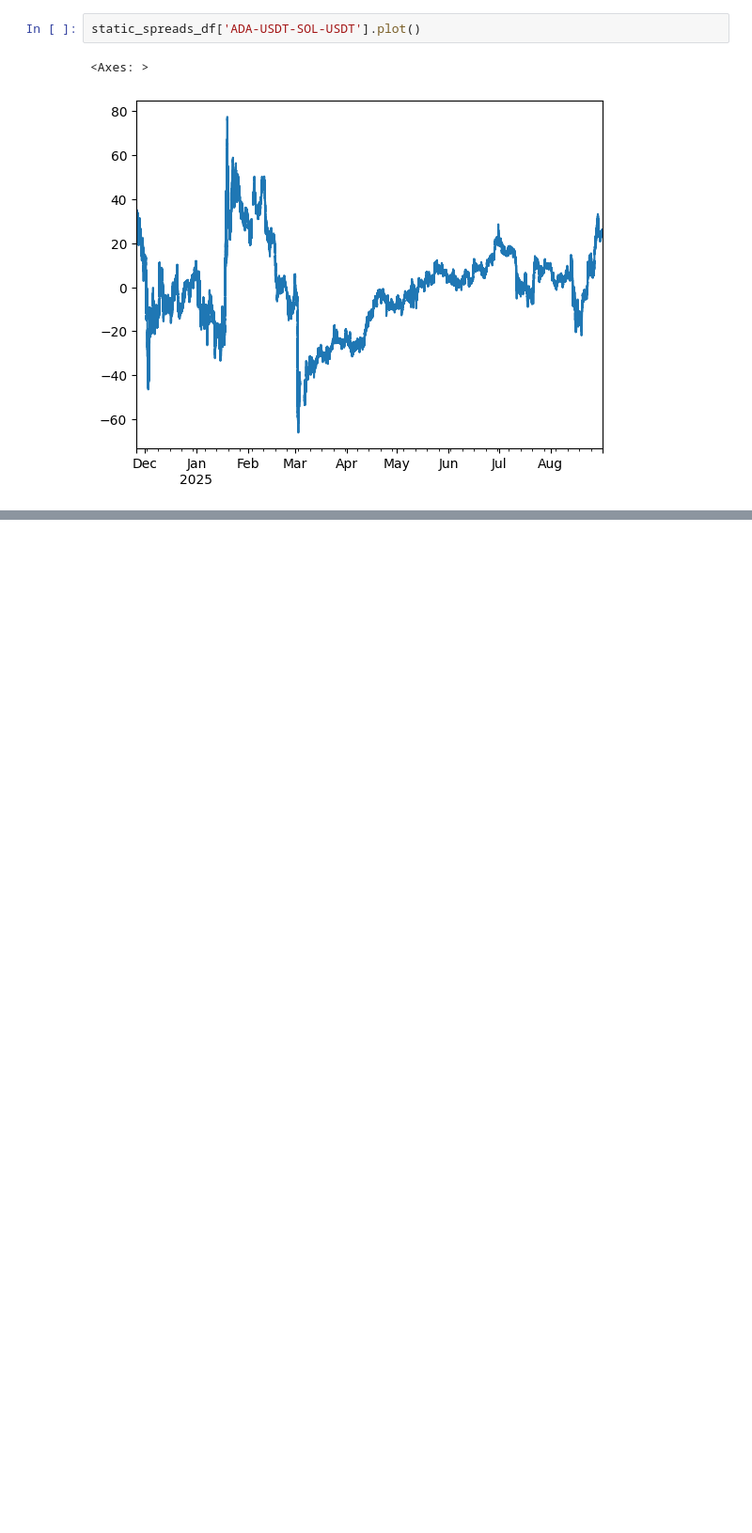
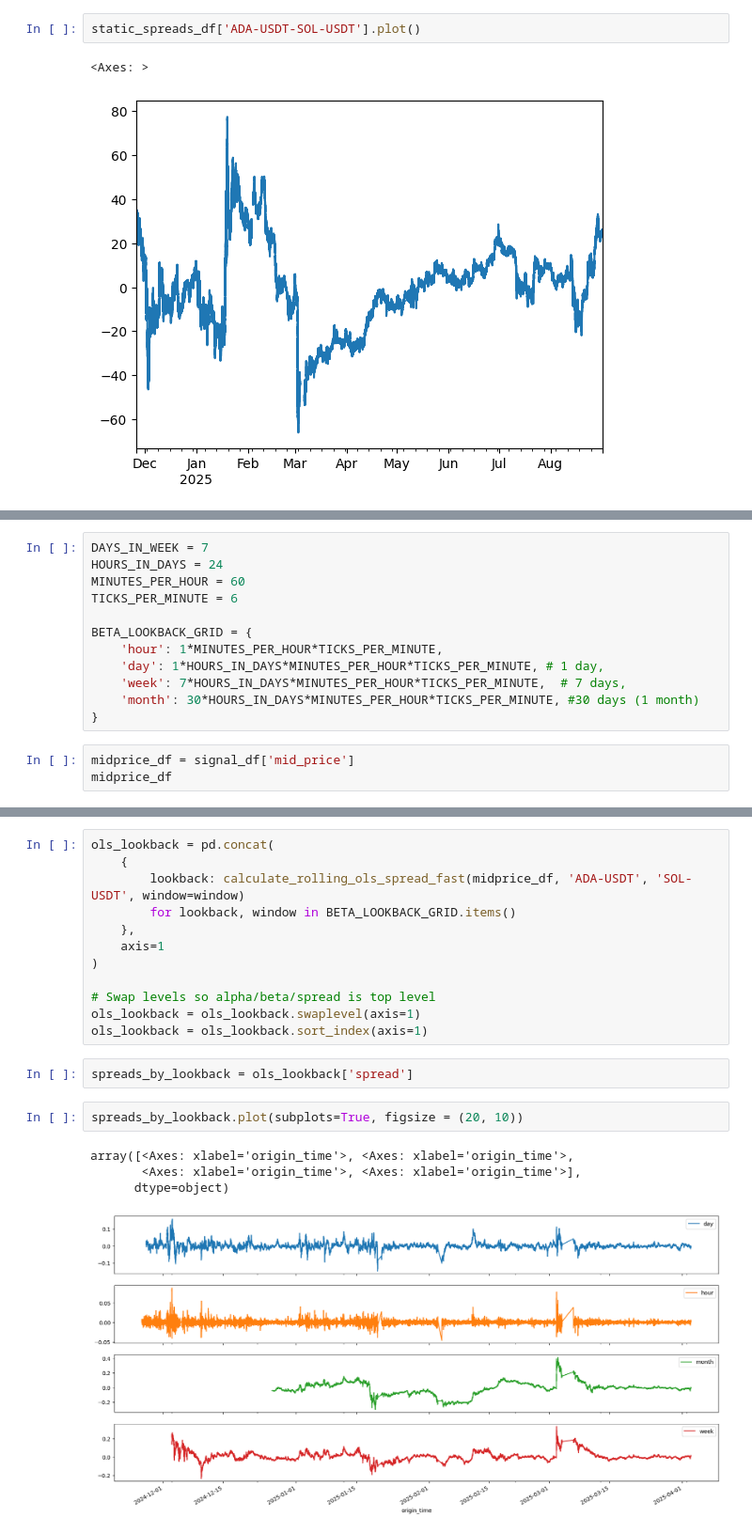
Before and after one commit to vbear97/pairs_trading_cryptocurrency, a Jupyter notebook: trading_strategy_development.ipynb, the cells around one changed output, grey strips where cells are left out. Shown at 94% size. Cells and saved outputs as stored; diff of their text form; blank space fills up the shorter version.

```diff
--- a/trading_strategy_development.ipynb
+++ b/trading_strategy_development.ipynb
@@ -281,0 +351,15 @@ sample_df = pairs_df[pairs_df.index <= dt.datetime(2025, 4, 1)]
+# %%
+DAYS_IN_WEEK = 7
+HOURS_IN_DAYS = 24
+MINUTES_PER_HOUR = 60
+TICKS_PER_MINUTE = 6
+
+BETA_LOOKBACK_GRID = {
+    'hour': 1*MINUTES_PER_HOUR*TICKS_PER_MINUTE,
+    'day': 1*HOURS_IN_DAYS*MINUTES_PER_HOUR*TICKS_PER_MINUTE, # 1 day,
+    'week': 7*HOURS_IN_DAYS*MINUTES_PER_HOUR*TICKS_PER_MINUTE,  # 7 days,
+    'month': 30*HOURS_IN_DAYS*MINUTES_PER_HOUR*TICKS_PER_MINUTE, #30 days (1 month)
+}
+# %%
+midprice_df = signal_df['mid_price']
+midprice_df
@@ -281,0 +381,21 @@ sample_df = pairs_df[pairs_df.index <= dt.datetime(2025, 4, 1)]
+# %%
+ols_lookback = pd.concat(
+    {
+        lookback: calculate_rolling_ols_spread_fast(midprice_df, 'ADA-USDT', 'SOL-USDT', window=window)
+        for lookback, window in BETA_LOOKBACK_GRID.items()
+    },
+    axis=1
+)
+
+# Swap levels so alpha/beta/spread is top level
+ols_lookback = ols_lookback.swaplevel(axis=1)
+ols_lookback = ols_lookback.sort_index(axis=1)
+# %%
+spreads_by_lookback = ols_lookback['spread']
+# %%
+spreads_by_lookback.plot(subplots=True, figsize = (20, 10))
+# %% [output]
+array([<Axes: xlabel='origin_time'>, <Axes: xlabel='origin_time'>,
+       <Axes: xlabel='origin_time'>, <Axes: xlabel='origin_time'>],
+      dtype=object)
+[figure, added]
```
Also changed, not shown: parts of 73 cells of this notebook, 6 other files.
